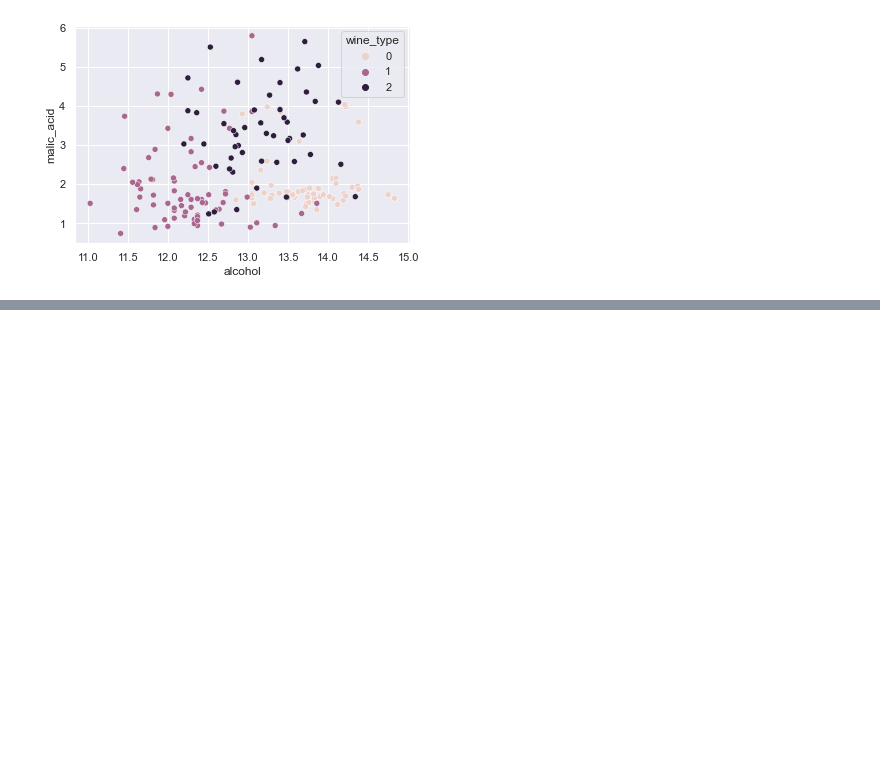
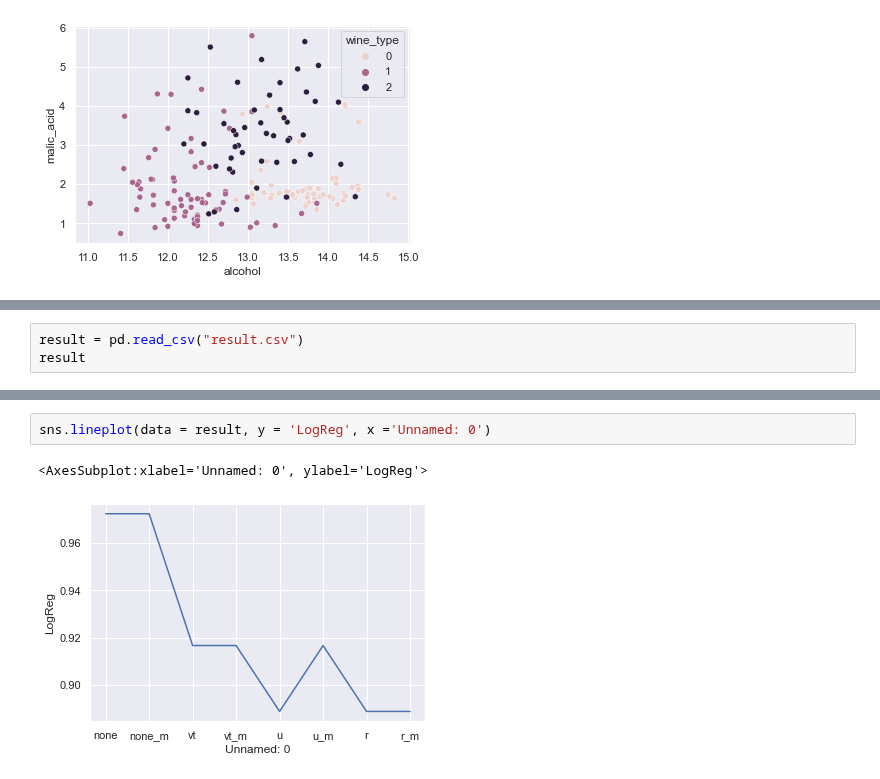
Before and after one commit to omgitsmj24/BOOT_AI_INTERN, a Jupyter notebook: Data Preprocessing/Week2/wine.ipynb, the cells around one changed output, grey strips where cells are left out. Cells and saved outputs as stored; diff of their text form; blank space fills up the shorter version.

```diff
--- a/Data Preprocessing/Week2/wine.ipynb
+++ b/Data Preprocessing/Week2/wine.ipynb
@@ -68,0 +403,3 @@ sns.scatterplot(data=dataset, x="alcohol", y="malic_acid", hue="wine_type")
+# %%
+result = pd.read_csv("result.csv")
+result
@@ -68,0 +416,5 @@ sns.scatterplot(data=dataset, x="alcohol", y="malic_acid", hue="wine_type")
+# %%
+sns.lineplot(data = result, y = 'LogReg', x ='Unnamed: 0')
+# %% [output]
+<AxesSubplot:xlabel='Unnamed: 0', ylabel='LogReg'>
+[figure, added]
```
Also changed, not shown: parts of 39 cells of this notebook, 2 other files.
